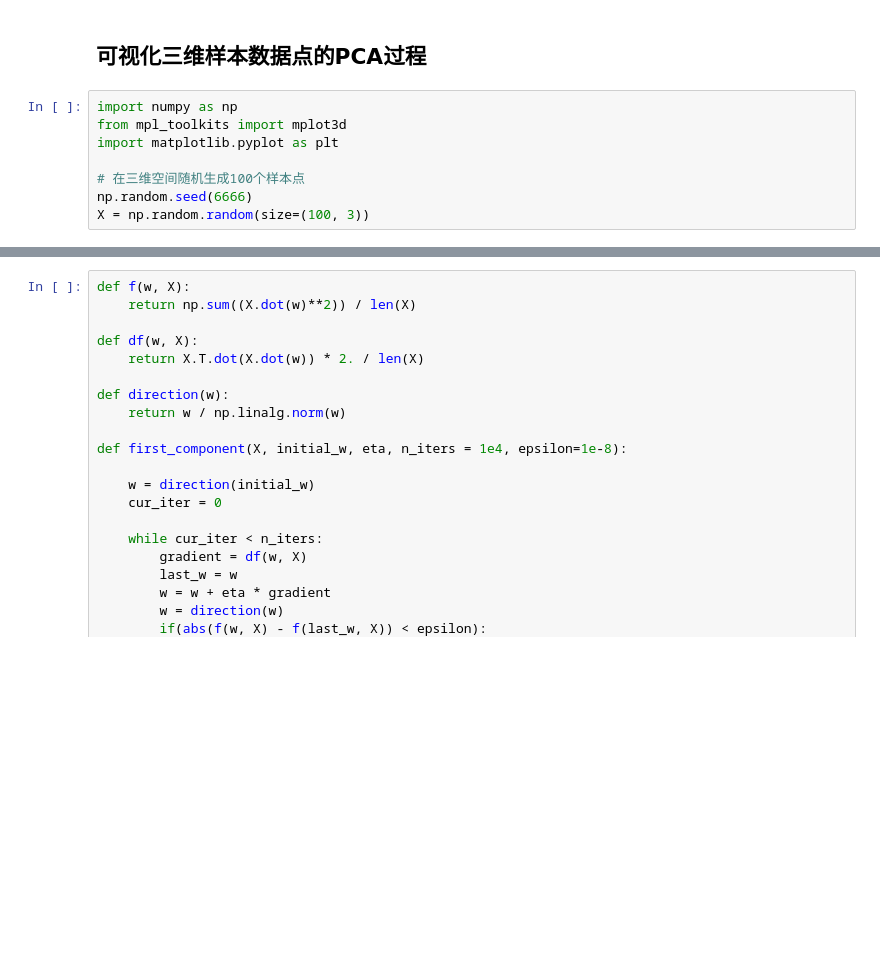
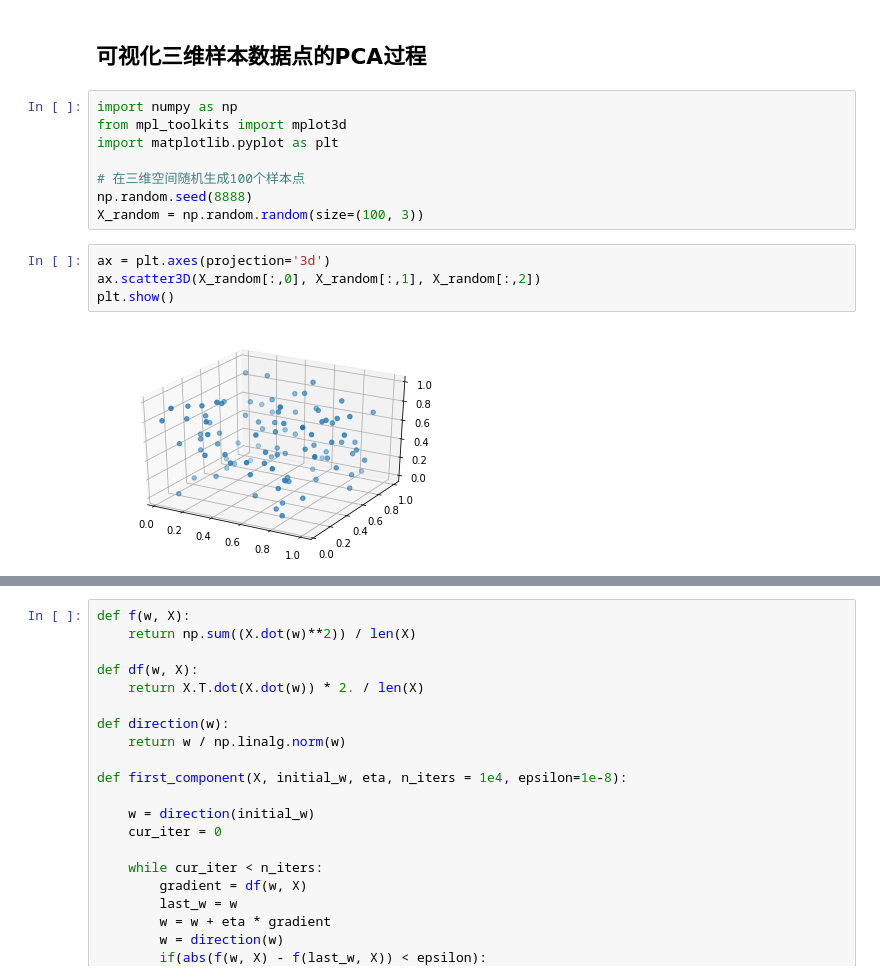
Before and after one commit to liuyubobobo/Play-with-Machine-Learning-Algorithms, a Jupyter notebook: 07-PCA-and-Gradient-Ascent/Optional-01-PCA-in-3d-Data/Optional-01-PCA-in-3d-Data.ipynb, the cells around one changed output, grey strips where cells are left out. Cells and saved outputs as stored; diff of their text form; blank space fills up the shorter version.

```diff
--- a/07-PCA-and-Gradient-Ascent/Optional-01-PCA-in-3d-Data/Optional-01-PCA-in-3d-Data.ipynb
+++ b/07-PCA-and-Gradient-Ascent/Optional-01-PCA-in-3d-Data/Optional-01-PCA-in-3d-Data.ipynb
@@ -6,5 +6,11 @@ from mpl_toolkits import mplot3d
 import matplotlib.pyplot as plt
 
 # 在三维空间随机生成100个样本点
-np.random.seed(6666)
-X = np.random.random(size=(100, 3))
+np.random.seed(8888)
+X_random = np.random.random(size=(100, 3))
+# %%
+ax = plt.axes(projection='3d')
+ax.scatter3D(X_random[:,0], X_random[:,1], X_random[:,2])
+plt.show()
+# %% [output]
+[figure, added]
```
Also changed, not shown: parts of 9 cells of this notebook.
